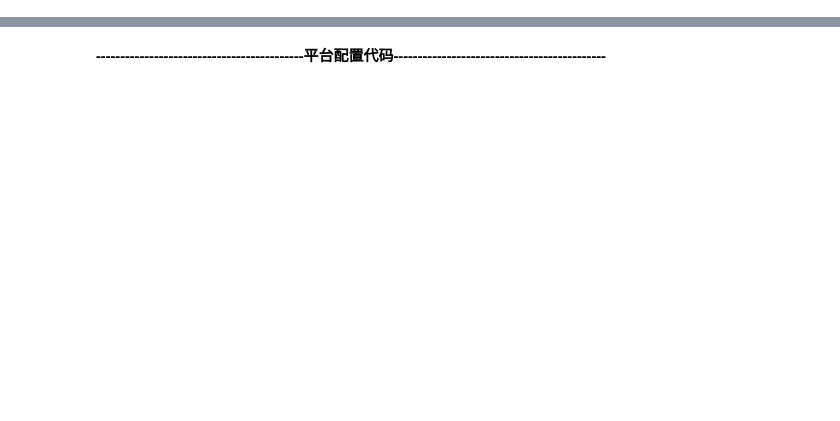
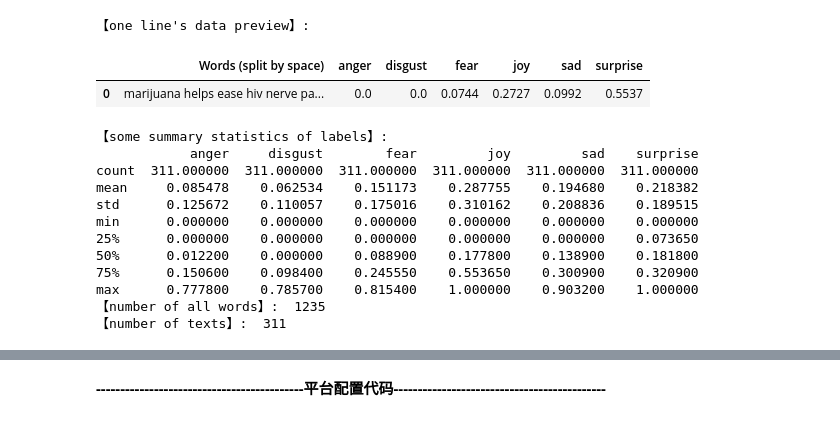
Before and after one commit to linzch3/Open-Course-Learning, a Jupyter notebook: A04.Artificial Intelligence - SYSU - RYH/Lab 2 - [KNN]+[Naive Bayes]/Lab 2 - KNN and Naive Bayes.ipynb, the cells around one changed output, grey strips where cells are left out. Drawn from its saved outputs; the diff is of its cells as text; code cells hidden in the pictures; blank space fills up the shorter version.

```diff
--- a/A04.Artificial Intelligence - SYSU - RYH/Lab 2 - [KNN]+[Naive Bayes]/Lab 2 - KNN and Naive Bayes.ipynb
+++ b/A04.Artificial Intelligence - SYSU - RYH/Lab 2 - [KNN]+[Naive Bayes]/Lab 2 - KNN and Naive Bayes.ipynb
@@ -0,0 +267,18 @@
+# %%
+validateSet2, validateSet_label2, _ = loadDataSet2(dataPath2+'validation_set.csv')
+# %% [output]
+【one line's data preview】:
+|  | Words (split by space) | anger | disgust | fear | joy | sad | surprise |
+| 0 | marijuana helps ease hiv nerve pa... | 0.0 | 0.0 | 0.0744 | 0.2727 | 0.0992 | 0.5537 |
+【some summary statistics of labels】:
+            anger     disgust        fear         joy         sad    surprise
+count  311.000000  311.000000  311.000000  311.000000  311.000000  311.000000
+mean     0.085478    0.062534    0.151173    0.287755    0.194680    0.218382
+std      0.125672    0.110057    0.175016    0.310162    0.208836    0.189515
+min      0.000000    0.000000    0.000000    0.000000    0.000000    0.000000
+25%      0.000000    0.000000    0.000000    0.000000    0.000000    0.073650
+50%      0.012200    0.000000    0.088900    0.177800    0.138900    0.181800
+75%      0.150600    0.098400    0.245550    0.553650    0.300900    0.320900
+max      0.777800    0.785700    0.815400    1.000000    0.903200    1.000000
+【number of all words】:  1235
+【number of texts】:  311
```
Also changed, not shown: parts of 33 cells of this notebook, 2 other files.
